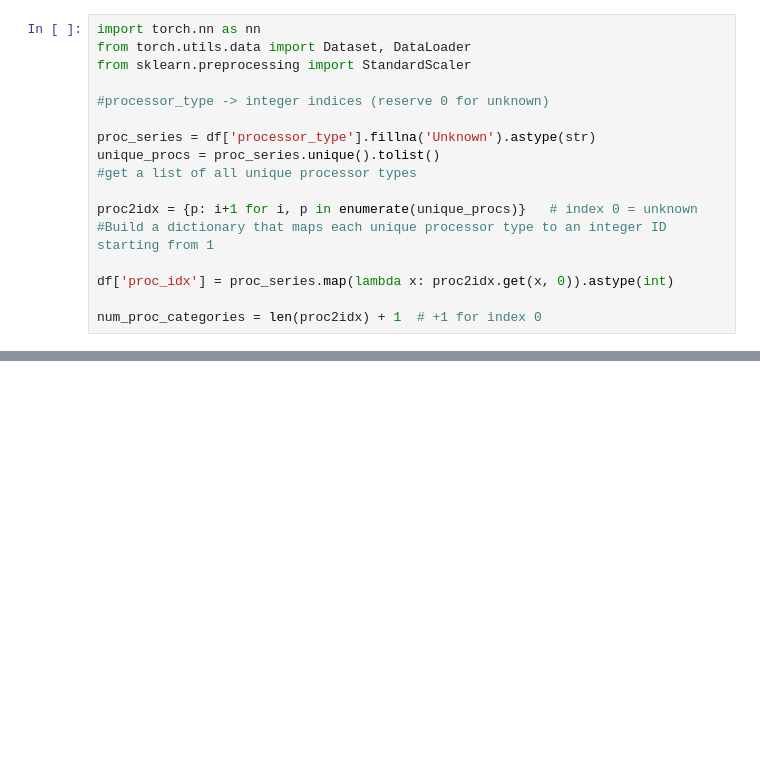
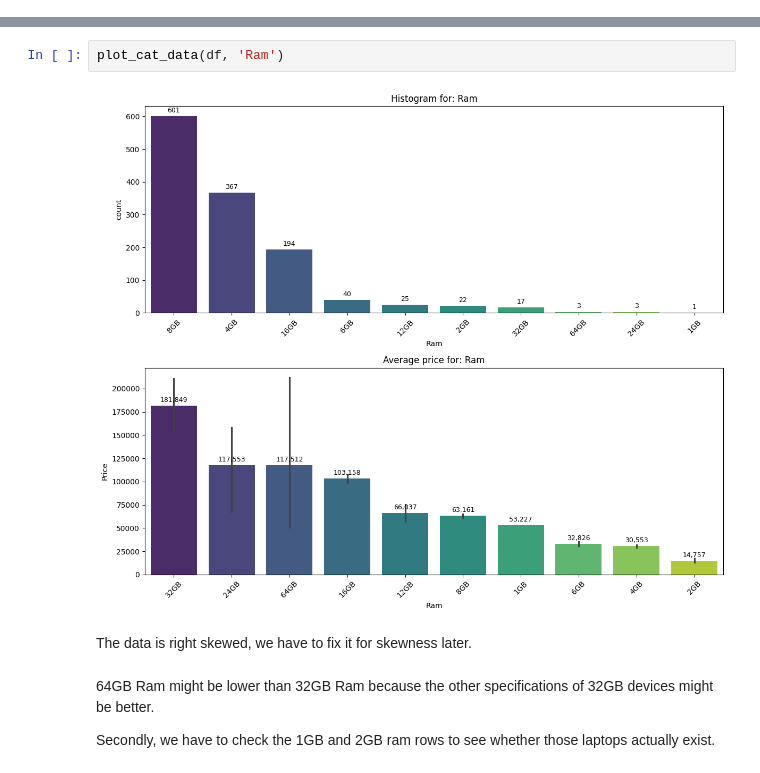
Before and after one commit to laurefindele-o-catto/ML-Projects, a Jupyter notebook: Laptop Price Prediction/prediction model.ipynb, the cells around one changed output, grey strips where cells are left out. Cells and saved outputs as stored; diff of their text form; blank space fills up the shorter version.

```diff
--- a/Laptop Price Prediction/prediction model.ipynb
+++ b/Laptop Price Prediction/prediction model.ipynb
@@ -206,17 +64,0 @@ Name: total_pixels, dtype: int64
-# %%
-import torch.nn as nn
-from torch.utils.data import Dataset, DataLoader
-from sklearn.preprocessing import StandardScaler
-
-#processor_type -> integer indices (reserve 0 for unknown)
-
-proc_series = df['processor_type'].fillna('Unknown').astype(str)
-unique_procs = proc_series.unique().tolist()
-#get a list of all unique processor types
-
-proc2idx = {p: i+1 for i, p in enumerate(unique_procs)}   # index 0 = unknown
-#Build a dictionary that maps each unique processor type to an integer ID starting from 1
-
-df['proc_idx'] = proc_series.map(lambda x: proc2idx.get(x, 0)).astype(int)
-
-num_proc_categories = len(proc2idx) + 1  # +1 for index 0
@@ -379,0 +336,10 @@ Average RMSE: 48152.2067
+# %%
+plot_cat_data(df, 'Ram')
+# %% [output]
+[figure, added]
+# %% [markdown]
+The data is right skewed, we have to fix it for skewness later.
+# %% [markdown]
+64GB Ram might be lower than 32GB Ram because the other specifications of 32GB devices might be better.
+
+Secondly, we have to check the 1GB and 2GB ram rows to see whether those laptops actually exist.
```
Also changed, not shown: parts of 108 cells of this notebook, 3 other files.
